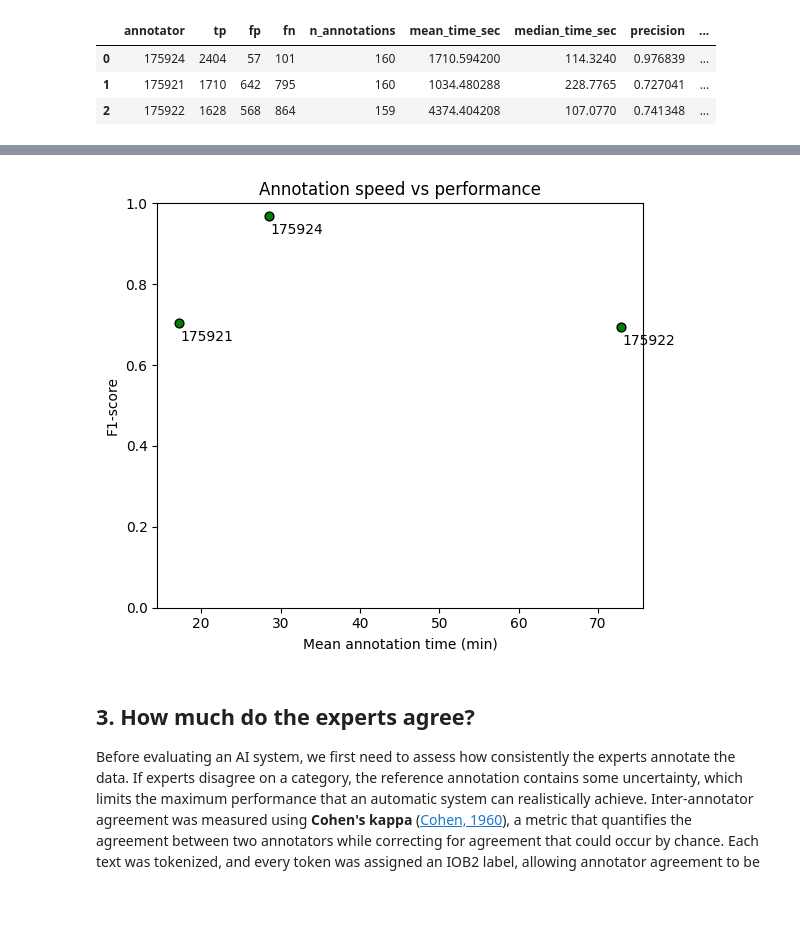
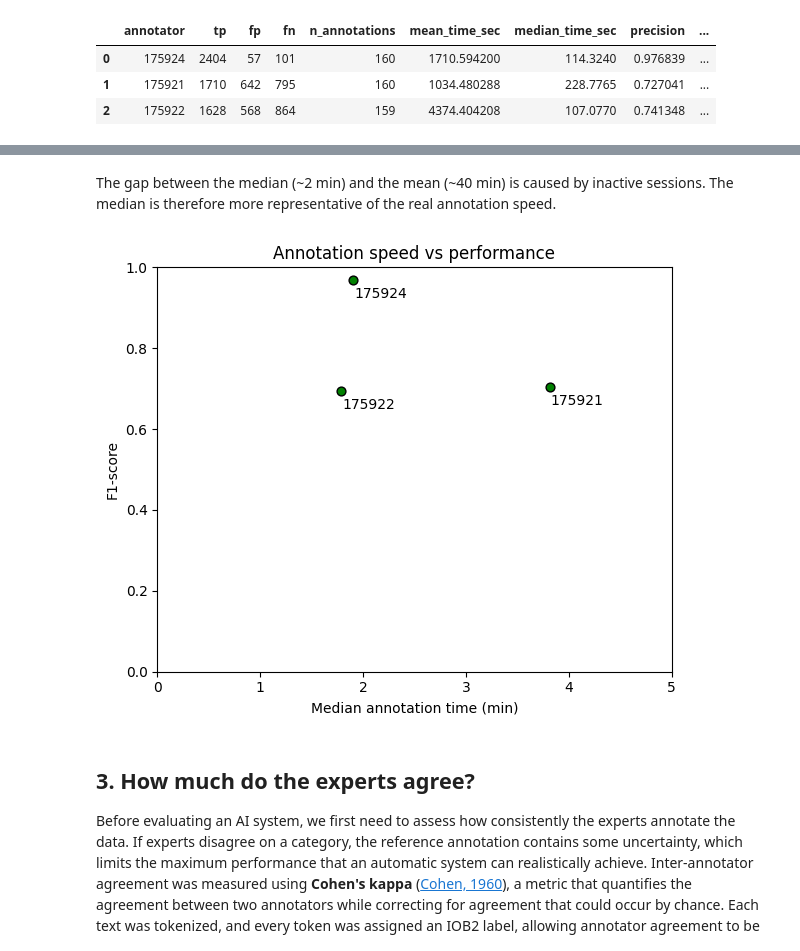
Before and after one commit to MDverse/mdner_llm, a Jupyter notebook: notebooks/compute_IAA.ipynb, the cells around one changed output, grey strips where cells are left out. Drawn from its saved outputs; the diff is of its cells as text; code cells hidden in the pictures; blank space fills up the shorter version.

```diff
--- a/notebooks/compute_IAA.ipynb
+++ b/notebooks/compute_IAA.ipynb
@@ -168,25 +215,30 @@ display(summary.reset_index())
+# %% [markdown]
+The gap between the median (~2 min) and the mean (~40 min) is caused by inactive sessions. The median is therefore more representative of the real annotation speed.
 # %%
-summary["mean_time_min"] = summary.mean_time_sec / 60
+summary["median_time_min"] = summary.median_time_sec / 60
 ax = summary.plot.scatter(
-    x="mean_time_min",
+    x="median_time_min",
     y="f1",
     s=40,
     color="green",
     edgecolor="black",
     figsize=(6, 5),
 )
 for n, r in summary.iterrows():
-    ax.annotate(n, (r.mean_time_min, r.f1), xytext=(1, -13), textcoords="offset points")
+    ax.annotate(
+        n, (r.median_time_min, r.f1), xytext=(1, -13), textcoords="offset points"
+    )
 
 ax.set(
-    xlabel="Mean annotation time (min)",
+    xlabel="Median annotation time (min)",
     ylabel="F1-score",
     ylim=(0, 1),
+    xlim=(0, 5),
     title="Annotation speed vs performance",
 )
 plt.tight_layout()
 # %% [output]
-[figure, old version]
+[figure, new version]
 # %% [markdown]
 ## **3. How much do the experts agree?**
 
```
Also changed, not shown: parts of 4 cells of this notebook.
